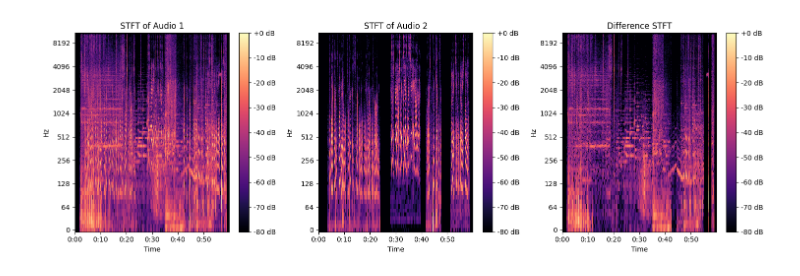
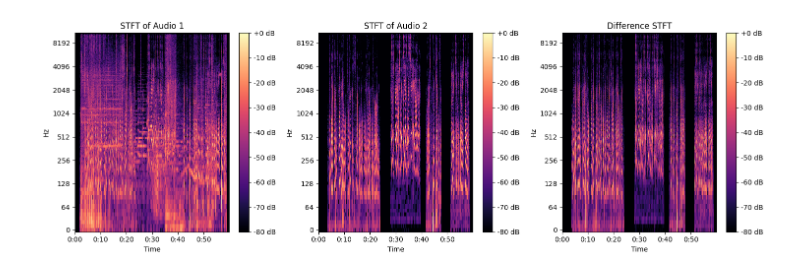
Before and after one commit to etemesi254/Rizumu, a Jupyter notebook: notebooks/eda.ipynb, the cells around one changed output. Drawn from its saved outputs; the diff is of its cells as text; code cells hidden in the pictures.

```diff
--- a/notebooks/eda.ipynb
+++ b/notebooks/eda.ipynb
@@ -7,56 +9,74 @@ import numpy as np
 # %%
-def process_audio(file1, file2):
-  """Loads two audio files, calculates their STFTs, subtracts the difference, and displays the results."""
+def process_audio(file1, file2, file3, file4):
+    """Loads two audio files, calculates their STFTs, subtracts the difference, and displays the results."""
 
-  try:
-    # Load audio files
-    y1, sr1 = librosa.load(file1)
-    y2, sr2 = librosa.load(file2)
+    try:
+        # Load audio files
+        y1, sr1 = librosa.load(file1)
+        y2, sr2 = librosa.load(file2)
+        y3, sr3 = librosa.load(file3)
+        y4, sr4 = librosa.load(file4)
 
-    # Check if sample rates are the same
-    if sr1 != sr2:
-      print("Warning: Sample rates of the two audio files are different. Resampling to the first file's sample rate.")
-      y2 = librosa.resample(y2, orig_sr=sr2, target_sr=sr1)
-      sr2 = sr1
+        y5 = y1 - (y3 + y4)
 
+        # Check if sample rates are the same
+        if sr1 != sr2:
+            print(
+                "Warning: Sample rates of the two audio files are different. Resampling to the first file's sample rate.")
+            y2 = librosa.resample(y2, orig_sr=sr2, target_sr=sr1)
+            sr2 = sr1
 
-    # Calculate STFTs
-    stft1 = np.abs(librosa.stft(y1))
-    stft2 = np.abs(librosa.stft(y2))
+        # Calculate STFTs
+        stft1 = librosa.stft(y1)
+        stft2 = np.abs(librosa.stft(y2))
+        stft3 = np.abs(librosa.stft(y3))
+        stft4 = np.abs(librosa.stft(y4))
+        stft5 = librosa.stft(y5)
+        c = torch.from_numpy(y5)
+        c = torch.stft(c,n_fft=2048,window=torch.hann_window(2048),return_complex=True)
+        d = torch.view_as_real(c)
+        print(d.min(), d.max())
+        print(y5.min())
 
-    # Subtract the difference (handle potential shape mismatch)
-    min_shape = min(stft1.shape[1], stft2.shape[1])
-    diff_stft = stft1[:, :min_shape] - stft2[:, :min_shape]
+        # Subtract the difference (handle potential shape mismatch)
+        min_shape = min(stft1.shape[1], stft2.shape[1])
+        diff_stft = stft1[:, :min_shape] - stft5[:, :min_shape]
 
-    # Plotting
-    plt.figure(figsize=(15, 5))
+        stft1 = np.abs(stft1)
+        stft5 = np.abs(stft5)
+        diff_stft = np.abs(diff_stft)
 
-    plt.subplot(1, 3, 1)
-    librosa.display.specshow(librosa.amplitude_to_db(stft1, ref=np.max), sr=sr1, y_axis='log', x_axis='time')
-    plt.title('STFT of Audio 1')
-    plt.colorbar(format='%+2.0f dB')
+        # Plotting
+        plt.figure(figsize=(15, 5))
 
-    plt.subplot(1, 3, 2)
-    librosa.display.specshow(librosa.amplitude_to_db(stft2, ref=np.max), sr=sr2, y_axis='log', x_axis='time')
-    plt.title('STFT of Audio 2')
-    plt.colorbar(format='%+2.0f dB')
+        plt.subplot(1, 3, 1)
+        librosa.display.specshow(librosa.amplitude_to_db(stft1, ref=np.max), sr=sr1, y_axis='log', x_axis='time')
+        plt.title('STFT of Audio 1')
+        plt.colorbar(format='%+2.0f dB')
 
-    plt.subplot(1, 3, 3)
-    librosa.display.specshow(librosa.amplitude_to_db(diff_stft, ref=np.max), sr=sr1, y_axis='log', x_axis='time')
-    plt.title('Difference STFT')
-    plt.colorbar(format='%+2.0f dB')
+        plt.subplot(1, 3, 2)
+        librosa.display.specshow(librosa.amplitude_to_db(stft2, ref=np.max), sr=sr2, y_axis='log', x_axis='time')
+        plt.title('STFT of Audio 2')
+        plt.colorbar(format='%+2.0f dB')
 
+        plt.subplot(1, 3, 3)
+        librosa.display.specshow(librosa.amplitude_to_db(stft5, ref=np.max), sr=sr1, y_axis='log', x_axis='time')
+        plt.title('Difference STFT')
+        plt.colorbar(format='%+2.0f dB')
 
-    plt.tight_layout()
-    plt.show()
+        plt.tight_layout()
+        plt.show()
 
-  except FileNotFoundError:
-    print("Error: One or both audio files not found.")
-  except Exception as e:
-    print(f"An error occurred: {e}")
+    except FileNotFoundError:
+        print("Error: One or both audio files not found.")
+    except Exception as e:
+        print(f"An error occurred: {e}")
 
 
 # Example usage: Replace 'audio1.wav' and 'audio2.wav' with your file paths.
 top_dir = "46841"
-process_audio(f"/Users/etemesi/PycharmProjects/Spite/data/dnr_v2/{top_dir}/mix.wav", f"/Users/etemesi/PycharmProjects/Spite/data/dnr_v2/{top_dir}/speech.wav")
+process_audio(f"/Users/etemesi/PycharmProjects/Spite/data/dnr_v2/{top_dir}/mix.wav",
+              f"/Users/etemesi/PycharmProjects/Spite/data/dnr_v2/{top_dir}/speech.wav",
+              f"/Users/etemesi/PycharmProjects/Spite/data/dnr_v2/{top_dir}/sfx.wav",
+              f"/Users/etemesi/PycharmProjects/Spite/data/dnr_v2/{top_dir}/music.wav")
 # %% [output]
@@ -63 +85 @@ process_audio(f"/Users/etemesi/PycharmProjects/Spite/data/dnr_v2/{top_dir}/mix.w
-[figure, old version]
+[figure, new version]
```
Also changed, not shown: parts of 2 cells of this notebook, 3 other files.
